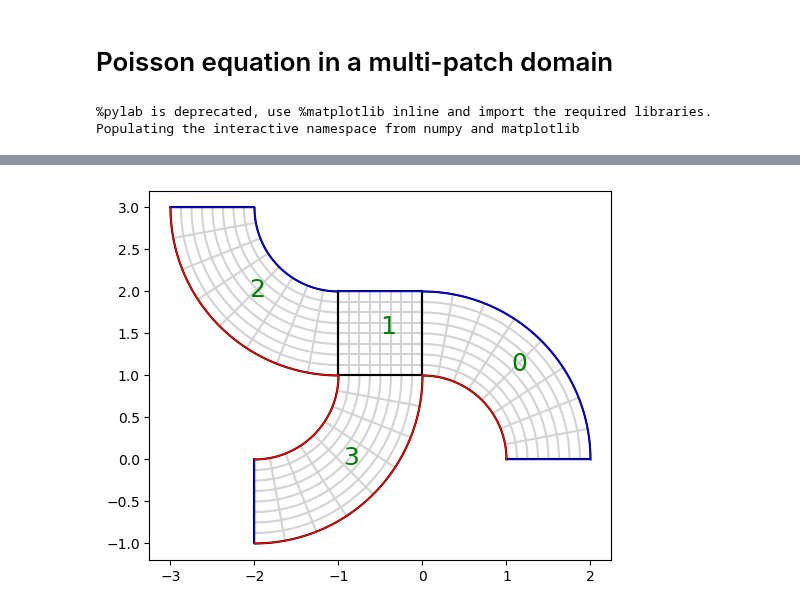
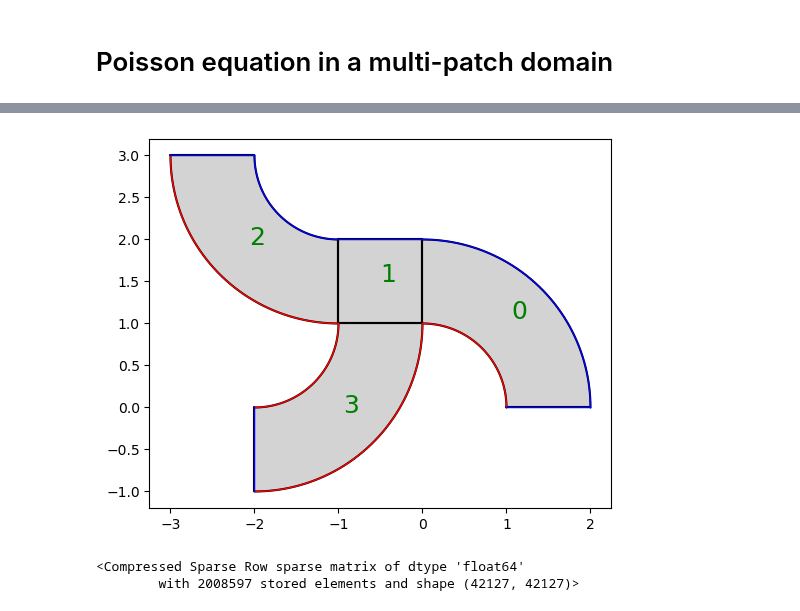
Before and after one commit to Stefan714/pyiga, a Jupyter notebook: notebooks/solve-multipatch.ipynb, the cells around one changed output, grey strips where cells are left out. Drawn from its saved outputs; the diff is of its cells as text; code cells hidden in the pictures.

```diff
--- a/notebooks/solve-multipatch.ipynb
+++ b/notebooks/solve-multipatch.ipynb
@@ -1,37 +1,41 @@
 # %% [markdown]
 # Poisson equation in a multi-patch domain
 # %%
-%pylab inline
+%matplotlib inline
+
+import numpy as np
 import scipy
+import matplotlib.pyplot as plt
+
+np.set_printoptions(linewidth=100000)
 
 from pyiga import bspline, assemble, vform, geometry, vis, solvers, topology
+from pyiga import assemble_cy
-# %% [output]
-%pylab is deprecated, use %matplotlib inline and import the required libraries.
-Populating the interactive namespace from numpy and matplotlib
 # %%
 # define discretization space (we may choose nested discretization spaces)
 p = 3
-kvs = [2 * (bspline.make_knots(p, 0.0, 1.0, 8),),
-       2 * (bspline.make_knots(p, 0.0, 1.0, 8),),
-       2 * (bspline.make_knots(p, 0.0, 1.0, 8),),
-       2 * (bspline.make_knots(p, 0.0, 1.0, 8),)]
+N = 100
+kvs = [2 * (bspline.make_knots(p, 0.0, 1.0, N),),
+       2 * (bspline.make_knots(p, 0.0, 1.0, N),),
+       2 * (bspline.make_knots(p, 0.0, 1.0, N),),
+       2 * (bspline.make_knots(p, 0.0, 1.0, N),)]
 # %%
 # define geometry
 geos = [
     geometry.quarter_annulus(),
     geometry.unit_square().translate((-1, 1)),
-    geometry.quarter_annulus().rotate_2d(pi).translate((-1, 3)),
-    geometry.quarter_annulus().rotate_2d(-pi/2).translate((-2, 1))
+    geometry.quarter_annulus().rotate_2d(np.pi).translate((-1, 3)),
+    geometry.quarter_annulus().rotate_2d(-np.pi/2).translate((-2, 1))
 ]
 
 patches = [(kv, g) for kv,g in zip(kvs,geos)]
 # %%
 # source term f and Dirichlet boundary function g
-f  = lambda x, y: exp(-5 * ((x-0.3)**2 + (y-1)**2))
-g0 = lambda x, y: 1e-1 * sin(8*x)
+f  = lambda x, y: np.exp(-5 * ((x-0.3)**2 + (y-1)**2))
+gD = lambda x, y: 1e-1 * np.sin(8*x)
 
 # Robin boundary data such that \partial_n u + alpha * u = g1, if alpha=0 this represents also a Neumann boundary condition.
-g1 = lambda x, y: 0.
+gN = lambda x, y: 0.
 alpha = lambda x, y: 0.
 
 # set up a PatchMesh object, which detects interfaces between patches
@@ -39,24 +43,25 @@ M = topology.PatchMesh(patches)
 
 # by default all outer boundaries are given the index 0, which we will use for the Dirichlet boundary
 # let us generate a Neumann boundary indexed by 1
-M.set_boundary_id({1:{(0,2),(2,3),(3,2),(3,3)}})
+M.set_boundary_id({'Neumann/Robin':{(0,2),(2,3),(3,2),(3,3)},
+                   'Dirichlet':{(0,0),(0,3),(1,1),(2,0),(2,2),(3,0)}})
 
 # visualize the PatchMesh object with Dirichlet boundary (blue) and Neumann boundary (red)
-M.draw(patch_idx = True, knots=True, bcolor={0:'blue',1:'red'})
+M.draw(patch_idx = True, knots=True, bcolor={'Dirichlet':'blue','Neumann/Robin':'red'})
 
 # set up a MultiPatch object that initializes a Basis to map global dofs to local dofs
 MP = assemble.Multipatch(M, automatch=True)
 
+#set Dirichlet values for DoFs at the Dirichlet boundary
+dir_bcs = MP.set_dirichlet_boundary({'Dirichlet':gD})
+
 # assemble the linear system and (possible) Neumann vector or Robin matrix/vector
 Kh = MP.assemble_volume("inner(grad(u), grad(v)) * dx", arity = 2)
-Fh = MP.assemble_volume("f * v * dx", arity=1, physical=True, f=f)
+Fh = MP.assemble_volume("f * v * dx", arity=1, physical=True, f=f) #f is living in the physical domain
 
-# generate Dirichlet data for global boundary dofs
-dir_bcs = MP.compute_dirichlet_bcs({0:g0})
+# # generate Neumann vector for global contribution to the right hand side, in this case it is a zero vector since g1 is zero
+Nh = MP.assemble_surface('(gN * v) * ds', arity=1, gN=gN, boundary_idx='Neumann/Robin')
 
-# generate Neumann vector for global contribution to the right hand side, in this case it is a zero vector since g1 is zero
-N = MP.assemble_surface('(g1 * v) * ds', arity=1, g1=g1, boundary_idx=1)
-
-#generate Robin Matrix for global contribution to the right hand side, in this case it is a zero matrix again since alpha is zero
-R = MP.assemble_surface('(alpha * u * v) * ds', arity=2, alpha=alpha, boundary_idx=1)
+# #generate Robin Matrix for global contribution to the right hand side, in this case it is a zero matrix again since alpha is zero
+Rh = MP.assemble_surface('(alpha * u * v) * ds', arity=2, alpha=alpha, boundary_idx='Neumann/Robin')
 # %% [output]
@@ -65,3 +70,8 @@ Basis setup took 0.0015425682067871094 seconds
-[figure, old version]
+[figure, new version]
+# %%
+Kh
+# %% [output]
+<Compressed Sparse Row sparse matrix of dtype 'float64'
+        with 2008597 stored elements and shape (42127, 42127)>
 # %%
 # set up and solve linear system by eliminating Dirichlet DoFs from the system
```
Also changed, not shown: parts of 5 cells of this notebook, 12 other files.
